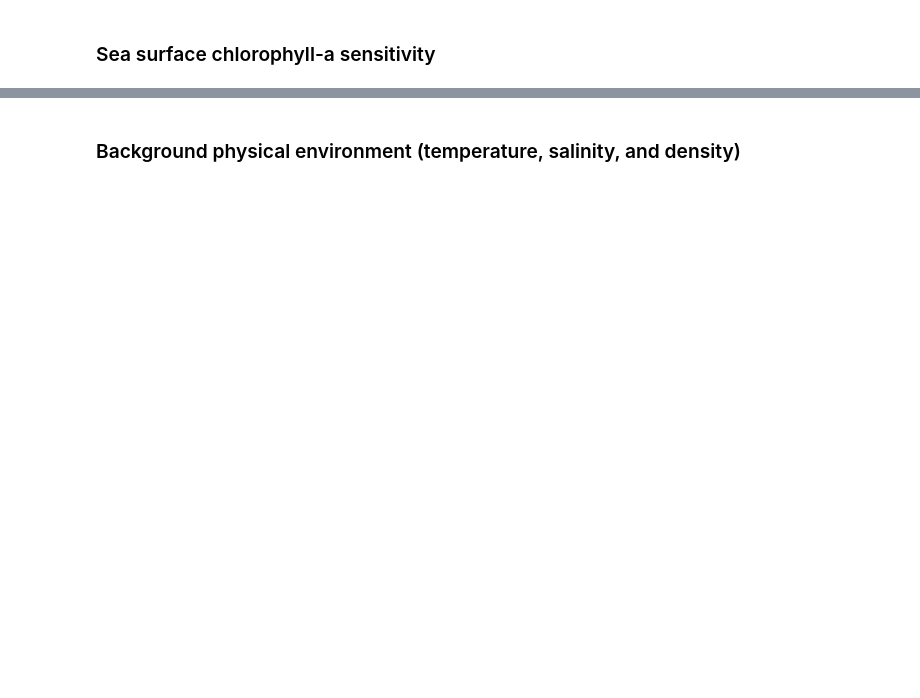
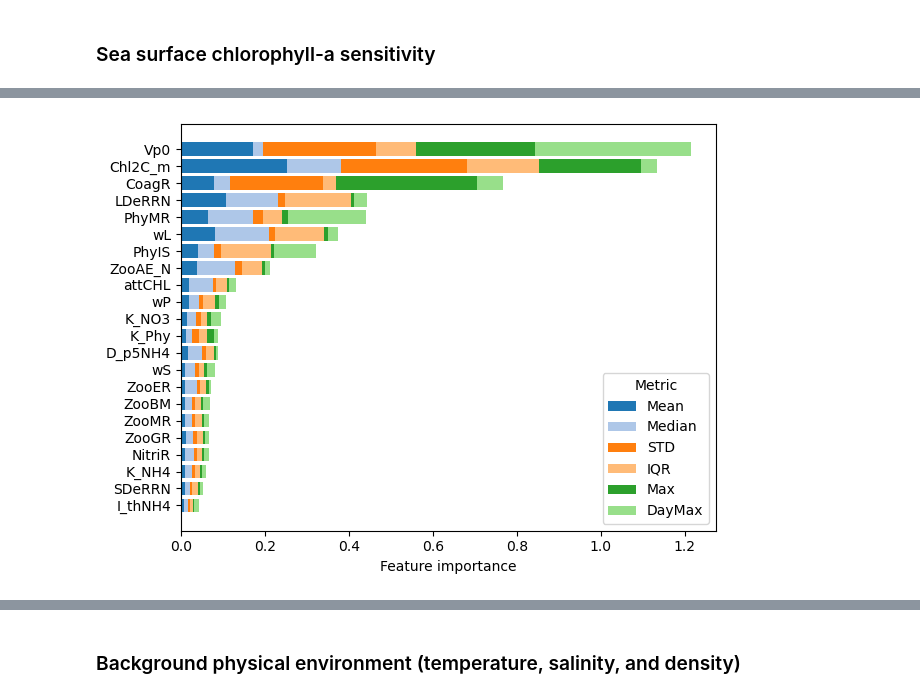
Before and after one commit to hakaseh/cases4argo, a Jupyter notebook: case/nns_annual/do-parameter-sensitivity.ipynb, the cells around one changed output, grey strips where cells are left out. Saved outputs shown, nothing was run; the diff lists cells and outputs as text; code cells hidden in the pictures; blank space fills up the shorter version.

```diff
--- a/case/nns_annual/do-parameter-sensitivity.ipynb
+++ b/case/nns_annual/do-parameter-sensitivity.ipynb
@@ -229,0 +120,33 @@ ValueError: could not convert string to float: np.str_('1.3804e')
+# %%
+# calculate different metrics
+n_metric = ['Mean','Median','STD','IQR','Max','DayMax']
+v_metric = [np.mean(ssts,1),
+            np.median(ssts,1),
+            np.std(ssts,1),
+            iqr(ssts,1),
+            np.max(ssts,1),
+            np.argmax(ssts,1) # note this is the index and not the datetime so that correlation can be calculated
+           ]
+
+df = pd.DataFrame({"Parameter": name_para})
+
+for j in range(np.size(n_metric)):
+
+    rf = RandomForestRegressor()
+    rf.fit(sample_scaled, v_metric[j])
+    df[n_metric[j]] = rf.feature_importances_
+df['total'] = df[n_metric].sum(axis=1)
+df = df.sort_values(by="total", ascending=True)
+
+plt.figure()
+sum_prev = np.zeros(len(name_para))
+for j in range(len(n_metric)):
+    plt.barh(width=df[n_metric[j]],y=df['Parameter'],left=sum_prev,label=n_metric[j],color=iro20[j])
+    sum_prev += df[n_metric[j]]
+
+plt.xlabel('Feature importance')
+plt.legend(title='Metric')
+plt.tight_layout()
+plt.savefig('fig-sensitivity-SSCHL-'+str(N),dpi=300,bbox_inches='tight')
+# %% [output]
+[figure, added]
```
Also changed, not shown: parts of 18 cells of this notebook, 2 other files.
